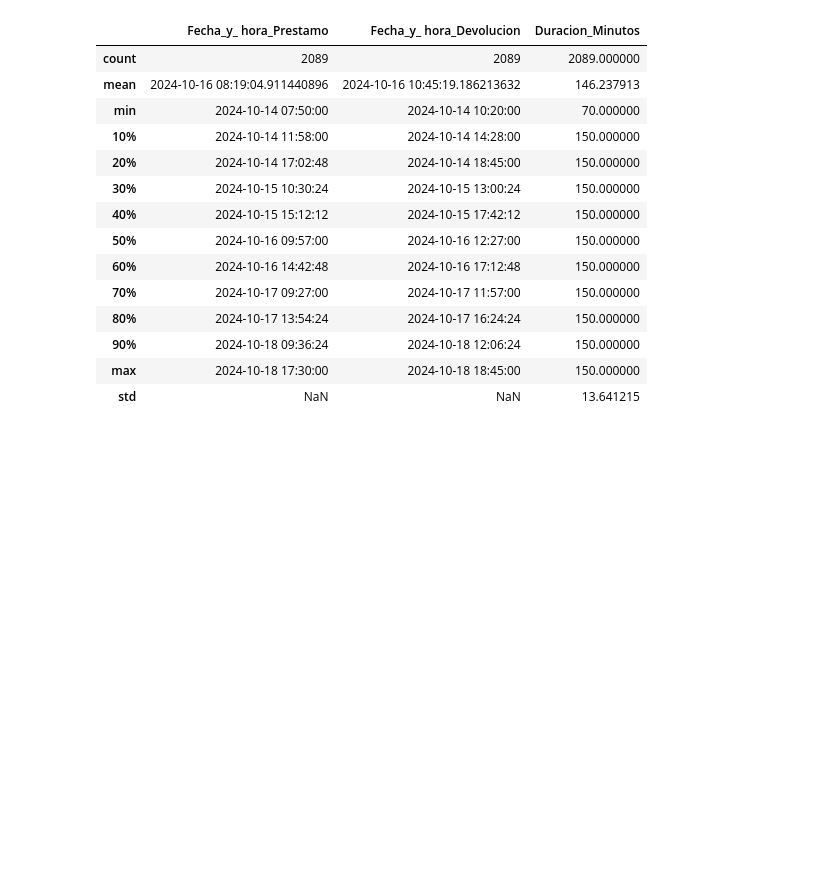
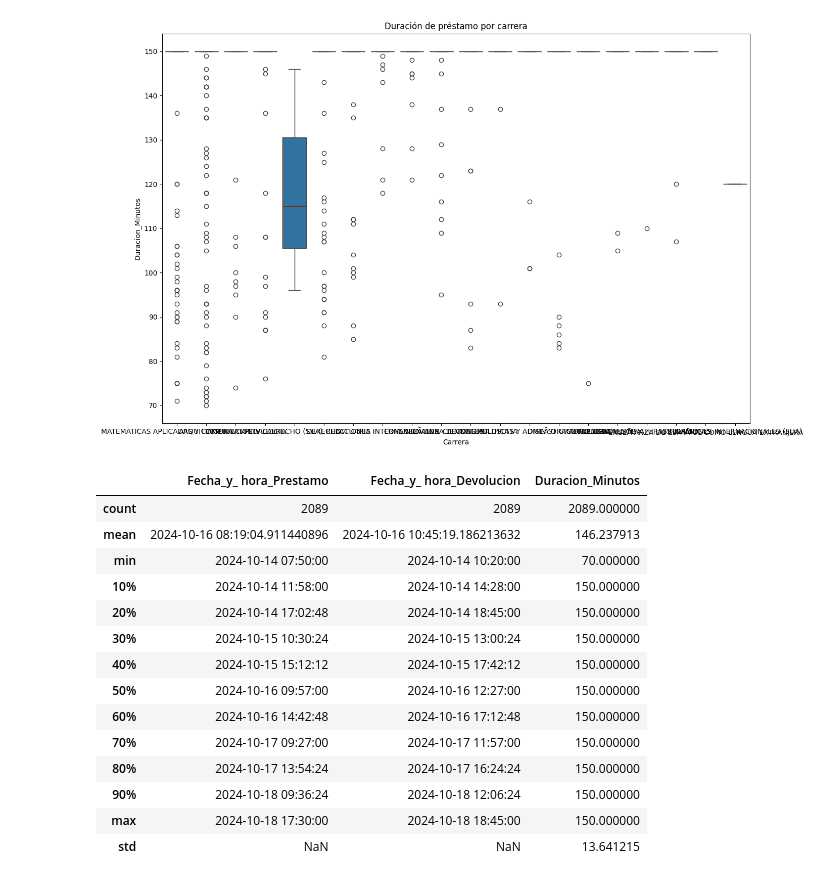
Before and after one commit to AtreyuLodbrok/simulacion-estocastica, a Jupyter notebook: analisis_explo_proyec.ipynb, the cells around one changed output. Cells and saved outputs as stored; diff of their text form; code cells hidden in the pictures; blank space fills up the shorter version.

```diff
--- a/analisis_explo_proyec.ipynb
+++ b/analisis_explo_proyec.ipynb
@@ -40,0 +80,7 @@ df.head(5)
+# %%
+plt.figure(figsize=(15, 10))
+sns.boxplot(data=df, x='Carrera', y='Duracion_Minutos')
+plt.title('Duración de préstamo por carrera')
+plt.show()
+# %% [output]
+[figure, added]
```
Also changed, not shown: parts of 23 cells of this notebook.
